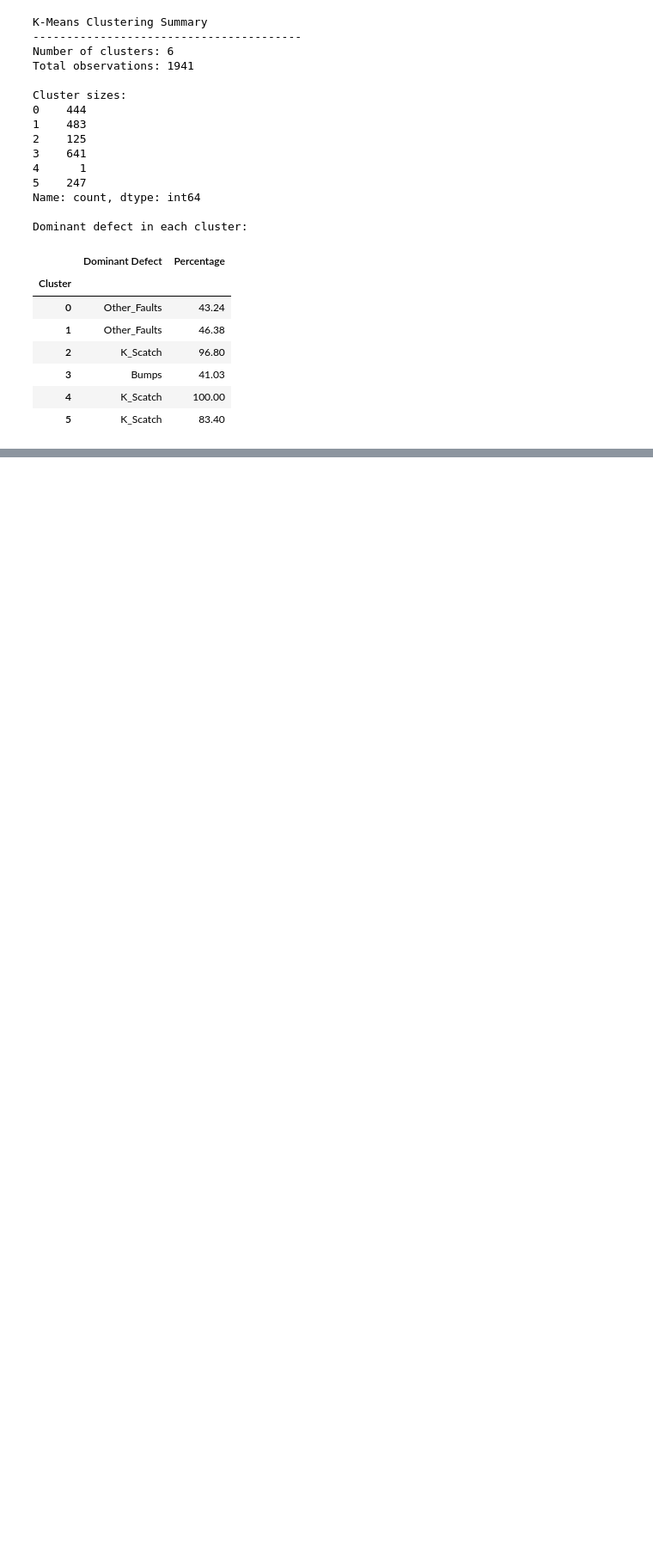
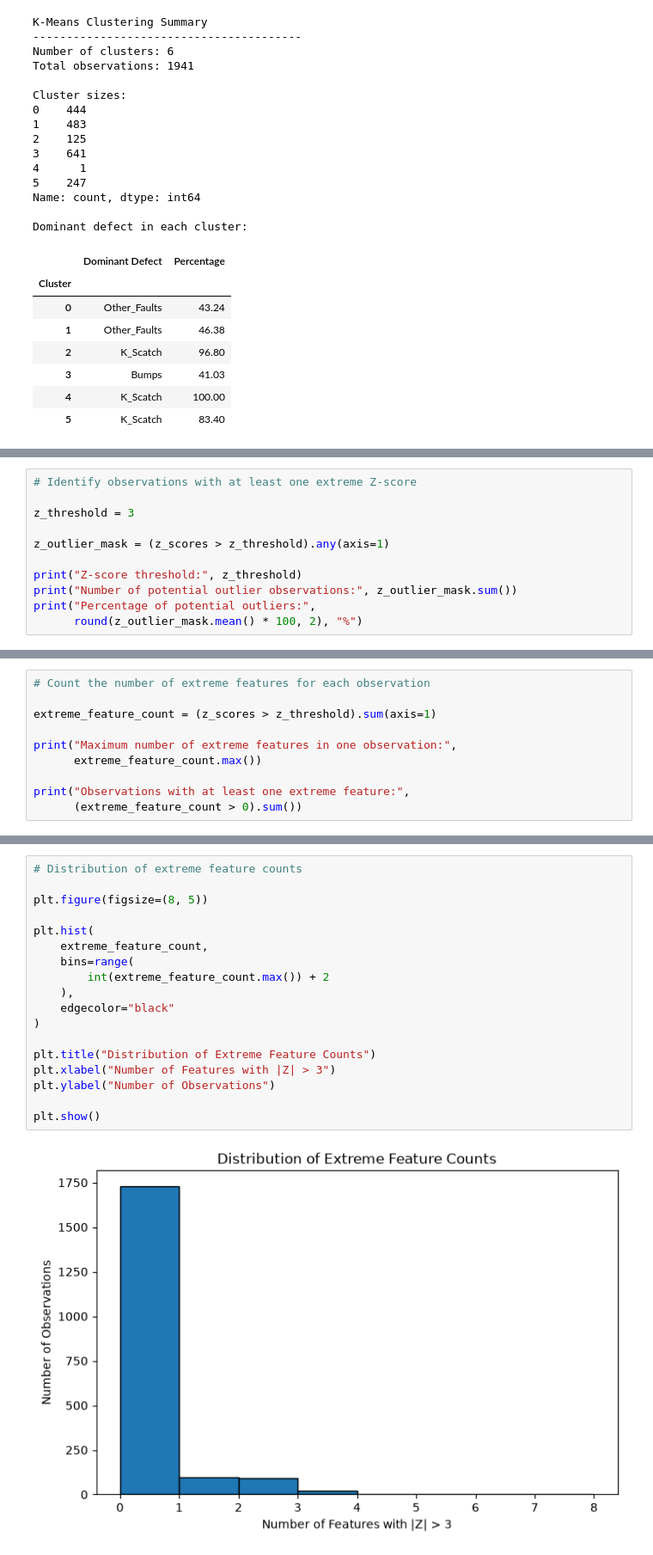
Before and after one commit to fardinfaruqi/steel-plate-quality-control, a Jupyter notebook: notebooks/steel_plate_quality_control.ipynb, the cells around one changed output, grey strips where cells are left out. Shown at 86% size. Saved outputs shown, nothing was run; the diff lists cells and outputs as text; blank space fills up the shorter version.

Commit message:
feat: add z-score and iqr outlier detection

```diff
--- a/notebooks/steel_plate_quality_control.ipynb
+++ b/notebooks/steel_plate_quality_control.ipynb
@@ -2106,0 +2126,11 @@ Dominant defect in each cluster:
+# %%
+# Identify observations with at least one extreme Z-score
+
+z_threshold = 3
+
+z_outlier_mask = (z_scores > z_threshold).any(axis=1)
+
+print("Z-score threshold:", z_threshold)
+print("Number of potential outlier observations:", z_outlier_mask.sum())
+print("Percentage of potential outliers:",
+      round(z_outlier_mask.mean() * 100, 2), "%")
@@ -2106,0 +2143,10 @@ Dominant defect in each cluster:
+# %%
+# Count the number of extreme features for each observation
+
+extreme_feature_count = (z_scores > z_threshold).sum(axis=1)
+
+print("Maximum number of extreme features in one observation:",
+      extreme_feature_count.max())
+
+print("Observations with at least one extreme feature:",
+      (extreme_feature_count > 0).sum())
@@ -2106,0 +2219,20 @@ Dominant defect in each cluster:
+# %%
+# Distribution of extreme feature counts
+
+plt.figure(figsize=(8, 5))
+
+plt.hist(
+    extreme_feature_count,
+    bins=range(
+        int(extreme_feature_count.max()) + 2
+    ),
+    edgecolor="black"
+)
+
+plt.title("Distribution of Extreme Feature Counts")
+plt.xlabel("Number of Features with |Z| > 3")
+plt.ylabel("Number of Observations")
+
+plt.show()
+# %% [output]
+[figure, added]
```
Also changed, not shown: parts of 26 cells of this notebook, 1 other file.
